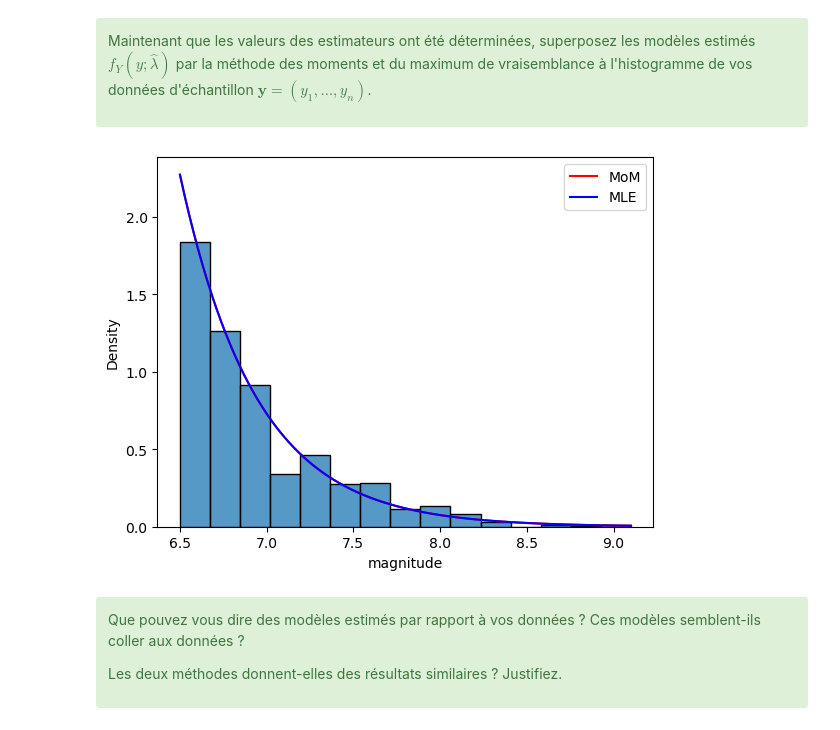
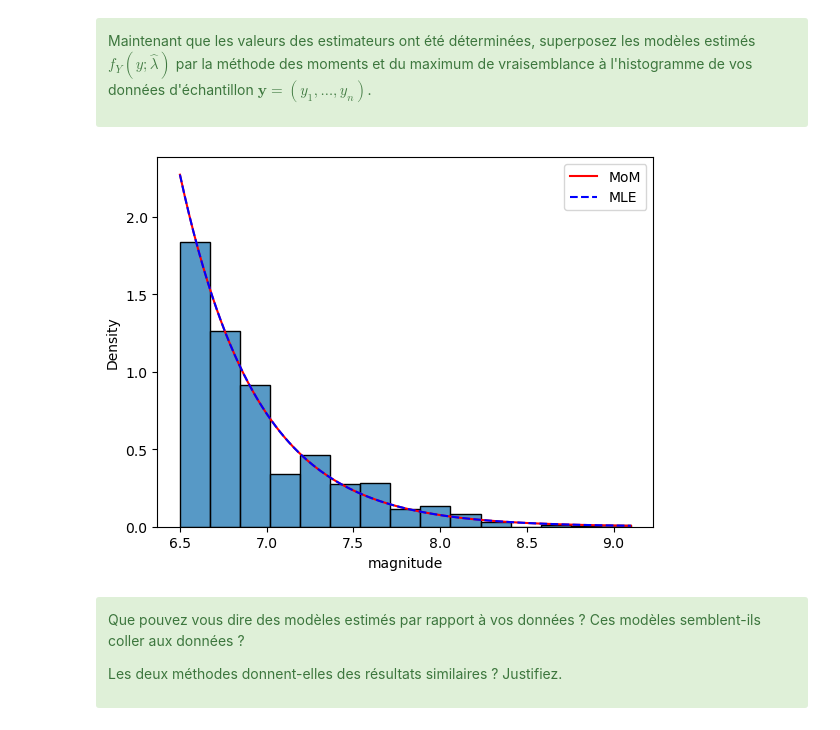
Before and after one commit to Azzagal/Stat-Devoirs, a Jupyter notebook: Devoir1/math0487_hw1_student.ipynb, the cells around one changed output. Saved outputs shown, nothing was run; the diff lists cells and outputs as text; code cells hidden in the pictures.

```diff
--- a/Devoir1/math0487_hw1_student.ipynb
+++ b/Devoir1/math0487_hw1_student.ipynb
@@ -419,24 +421,26 @@ Maintenant que les valeurs des estimateurs ont été déterminées, superposez l
 # %%
 """VOTRE CODE ICI"""
 
 
 """histogramme"""
 sns.histplot(data, bins=15, stat="density")
 
 
 def f(y_j, l):
     return l * np.exp(-l * (y_j - 6.5))
 
 
 x_plot = np.linspace(min(data), max(data), 100)
+
 pdf_mom = f(x_plot, lambda_MoM_mean)
 pdf_mle = f(x_plot, lambda_MLE)
+
 plt.plot(x_plot, pdf_mom, color='r', label="MoM")
-plt.plot(x_plot, pdf_mle, color='b', label="MLE")
+plt.plot(x_plot, pdf_mle, color='b', linestyle='--', label="MLE")
 plt.legend()
 plt.show()
 # %% [output]
-[figure, old version]
+[figure, new version]
 # %% [markdown]
 <div class="alert-success">
 
```
Also changed, not shown: parts of 2 cells of this notebook.
